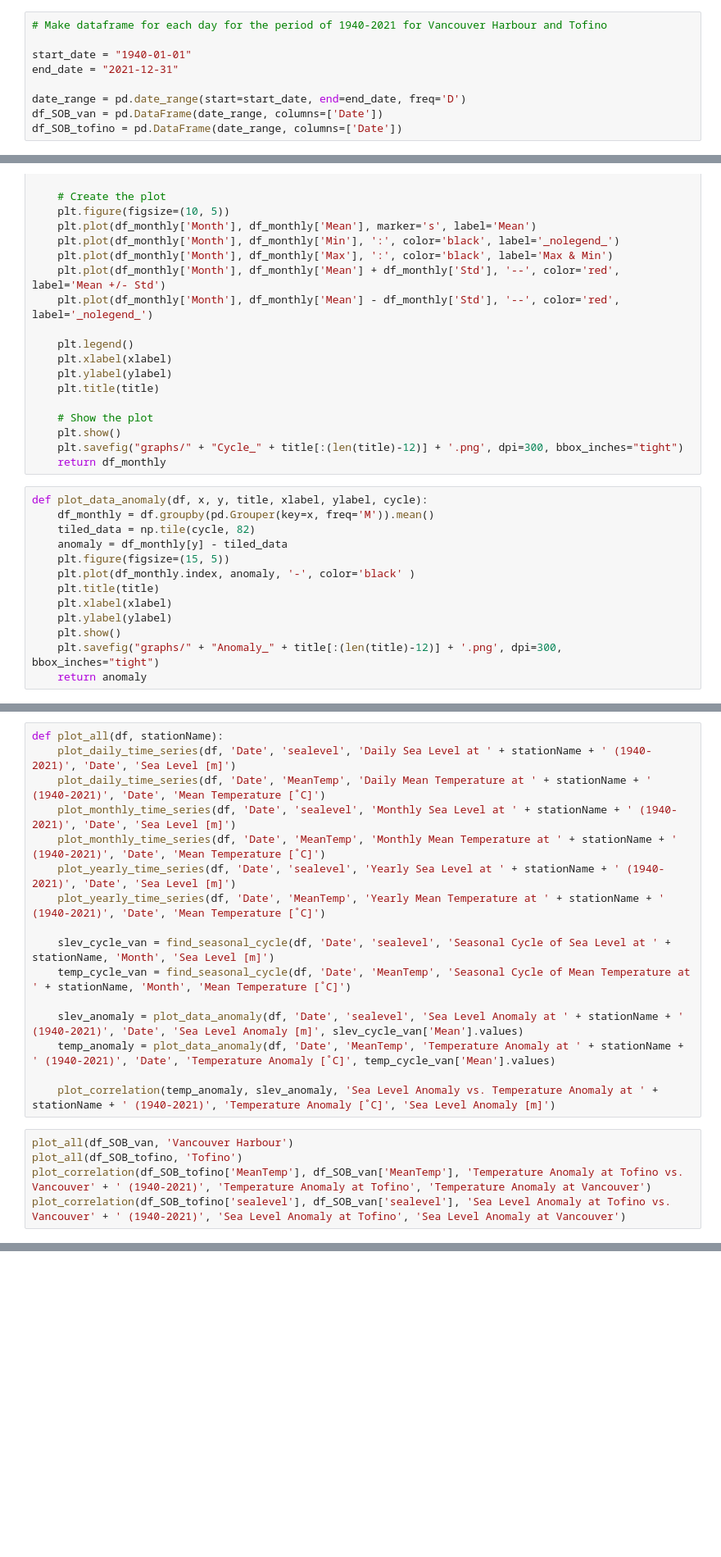
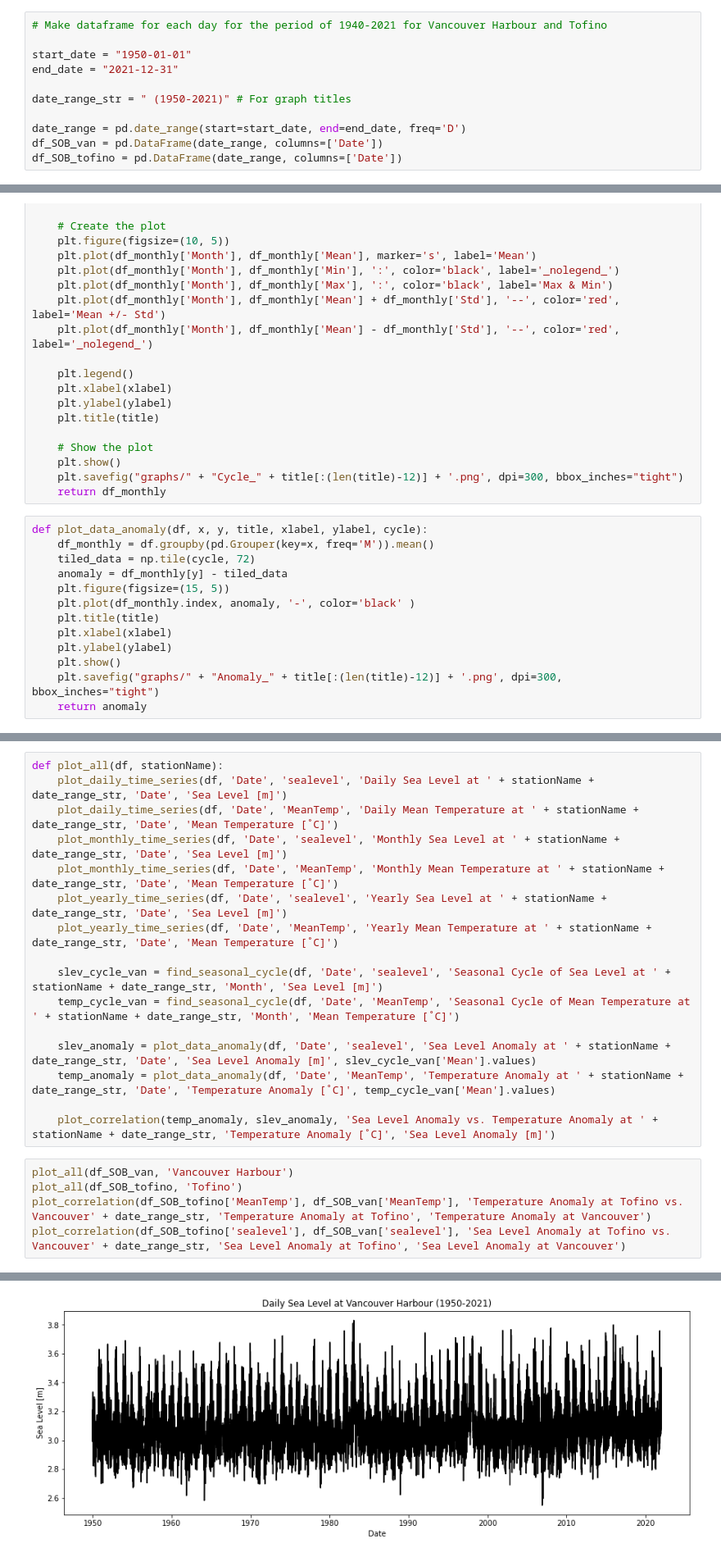
Before and after one commit to Mourud/sea-level-temp-data-analysis, a Jupyter notebook: Final_Project.ipynb, the cells around one changed output, grey strips where cells are left out. Shown at 82% size. Saved outputs shown, nothing was run; the diff lists cells and outputs as text; blank space fills up the shorter version.

```diff
--- a/Final_Project.ipynb
+++ b/Final_Project.ipynb
@@ -23,8 +23,10 @@ tofino_temperature_file_name = 'data/TofinoTempData.csv'
 # %%
 # Make dataframe for each day for the period of 1940-2021 for Vancouver Harbour and Tofino
 
-start_date = "1940-01-01"
+start_date = "1950-01-01"
 end_date = "2021-12-31"
+
+date_range_str = " (1950-2021)" # For graph titles
 
 date_range = pd.date_range(start=start_date, end=end_date, freq='D')
 df_SOB_van = pd.DataFrame(date_range, columns=['Date'])
@@ -118,7 +120,7 @@ def find_seasonal_cycle(df, x_name, y_name, title, xlabel, ylabel):
 # %%
 def plot_data_anomaly(df, x, y, title, xlabel, ylabel, cycle):
     df_monthly = df.groupby(pd.Grouper(key=x, freq='M')).mean()
-    tiled_data = np.tile(cycle, 82)
+    tiled_data = np.tile(cycle, 72)
     anomaly = df_monthly[y] - tiled_data
     plt.figure(figsize=(15, 5))
     plt.plot(df_monthly.index, anomaly, '-', color='black' )
@@ -182,21 +180,22 @@ def plot_correlation(x, y, title, xlabel, ylabel):
 # %%
 def plot_all(df, stationName):
-    plot_daily_time_series(df, 'Date', 'sealevel', 'Daily Sea Level at ' + stationName + ' (1940-2021)', 'Date', 'Sea Level [m]')
-    plot_daily_time_series(df, 'Date', 'MeanTemp', 'Daily Mean Temperature at ' + stationName + ' (1940-2021)', 'Date', 'Mean Temperature [˚C]')
-    plot_monthly_time_series(df, 'Date', 'sealevel', 'Monthly Sea Level at ' + stationName + ' (1940-2021)', 'Date', 'Sea Level [m]')
-    plot_monthly_time_series(df, 'Date', 'MeanTemp', 'Monthly Mean Temperature at ' + stationName + ' (1940-2021)', 'Date', 'Mean Temperature [˚C]')
-    plot_yearly_time_series(df, 'Date', 'sealevel', 'Yearly Sea Level at ' + stationName + ' (1940-2021)', 'Date', 'Sea Level [m]')
-    plot_yearly_time_series(df, 'Date', 'MeanTemp', 'Yearly Mean Temperature at ' + stationName + ' (1940-2021)', 'Date', 'Mean Temperature [˚C]')
+    plot_daily_time_series(df, 'Date', 'sealevel', 'Daily Sea Level at ' + stationName + date_range_str, 'Date', 'Sea Level [m]')
+    plot_daily_time_series(df, 'Date', 'MeanTemp', 'Daily Mean Temperature at ' + stationName + date_range_str, 'Date', 'Mean Temperature [˚C]')
+    plot_monthly_time_series(df, 'Date', 'sealevel', 'Monthly Sea Level at ' + stationName + date_range_str, 'Date', 'Sea Level [m]')
+    plot_monthly_time_series(df, 'Date', 'MeanTemp', 'Monthly Mean Temperature at ' + stationName + date_range_str, 'Date', 'Mean Temperature [˚C]')
+    plot_yearly_time_series(df, 'Date', 'sealevel', 'Yearly Sea Level at ' + stationName + date_range_str, 'Date', 'Sea Level [m]')
+    plot_yearly_time_series(df, 'Date', 'MeanTemp', 'Yearly Mean Temperature at ' + stationName + date_range_str, 'Date', 'Mean Temperature [˚C]')
 
-    slev_cycle_van = find_seasonal_cycle(df, 'Date', 'sealevel', 'Seasonal Cycle of Sea Level at ' + stationName, 'Month', 'Sea Level [m]')
-    temp_cycle_van = find_seasonal_cycle(df, 'Date', 'MeanTemp', 'Seasonal Cycle of Mean Temperature at ' + stationName, 'Month', 'Mean Temperature [˚C]')
+    slev_cycle_van = find_seasonal_cycle(df, 'Date', 'sealevel', 'Seasonal Cycle of Sea Level at ' + stationName + date_range_str, 'Month', 'Sea Level [m]')
+    temp_cycle_van = find_seasonal_cycle(df, 'Date', 'MeanTemp', 'Seasonal Cycle of Mean Temperature at ' + stationName + date_range_str, 'Month', 'Mean Temperature [˚C]')
 
-    slev_anomaly = plot_data_anomaly(df, 'Date', 'sealevel', 'Sea Level Anomaly at ' + stationName + ' (1940-2021)', 'Date', 'Sea Level Anomaly [m]', slev_cycle_van['Mean'].values)
-    temp_anomaly = plot_data_anomaly(df, 'Date', 'MeanTemp', 'Temperature Anomaly at ' + stationName + ' (1940-2021)', 'Date', 'Temperature Anomaly [˚C]', temp_cycle_van['Mean'].values)
+    slev_anomaly = plot_data_anomaly(df, 'Date', 'sealevel', 'Sea Level Anomaly at ' + stationName + date_range_str, 'Date', 'Sea Level Anomaly [m]', slev_cycle_van['Mean'].values)
+    temp_anomaly = plot_data_anomaly(df, 'Date', 'MeanTemp', 'Temperature Anomaly at ' + stationName + date_range_str, 'Date', 'Temperature Anomaly [˚C]', temp_cycle_van['Mean'].values)
 
-    plot_correlation(temp_anomaly, slev_anomaly, 'Sea Level Anomaly vs. Temperature Anomaly at ' + stationName + ' (1940-2021)', 'Temperature Anomaly [˚C]', 'Sea Level Anomaly [m]')
+    plot_correlation(temp_anomaly, slev_anomaly, 'Sea Level Anomaly vs. Temperature Anomaly at ' + stationName + date_range_str, 'Temperature Anomaly [˚C]', 'Sea Level Anomaly [m]')
 # %%
 plot_all(df_SOB_van, 'Vancouver Harbour')
 plot_all(df_SOB_tofino, 'Tofino')
-plot_correlation(df_SOB_tofino['MeanTemp'], df_SOB_van['MeanTemp'], 'Temperature Anomaly at Tofino vs. Vancouver' + ' (1940-2021)', 'Temperature Anomaly at Tofino', 'Temperature Anomaly at Vancouver')
-plot_correlation(df_SOB_tofino['sealevel'], df_SOB_van['sealevel'], 'Sea Level Anomaly at Tofino vs. Vancouver' + ' (1940-2021)', 'Sea Level Anomaly at Tofino', 'Sea Level Anomaly at Vancouver')
+plot_correlation(df_SOB_tofino['MeanTemp'], df_SOB_van['MeanTemp'], 'Temperature Anomaly at Tofino vs. Vancouver' + date_range_str, 'Temperature Anomaly at Tofino', 'Temperature Anomaly at Vancouver')
+plot_correlation(df_SOB_tofino['sealevel'], df_SOB_van['sealevel'], 'Sea Level Anomaly at Tofino vs. Vancouver' + date_range_str, 'Sea Level Anomaly at Tofino', 'Sea Level Anomaly at Vancouver')
+# %% [output]
@@ -202,0 +203 @@ plot_correlation(df_SOB_tofino['sealevel'], df_SOB_van['sealevel'], 'Sea Level A
+[figure, added]
```
Also changed, not shown: parts of 4 cells of this notebook, 30 other files.
